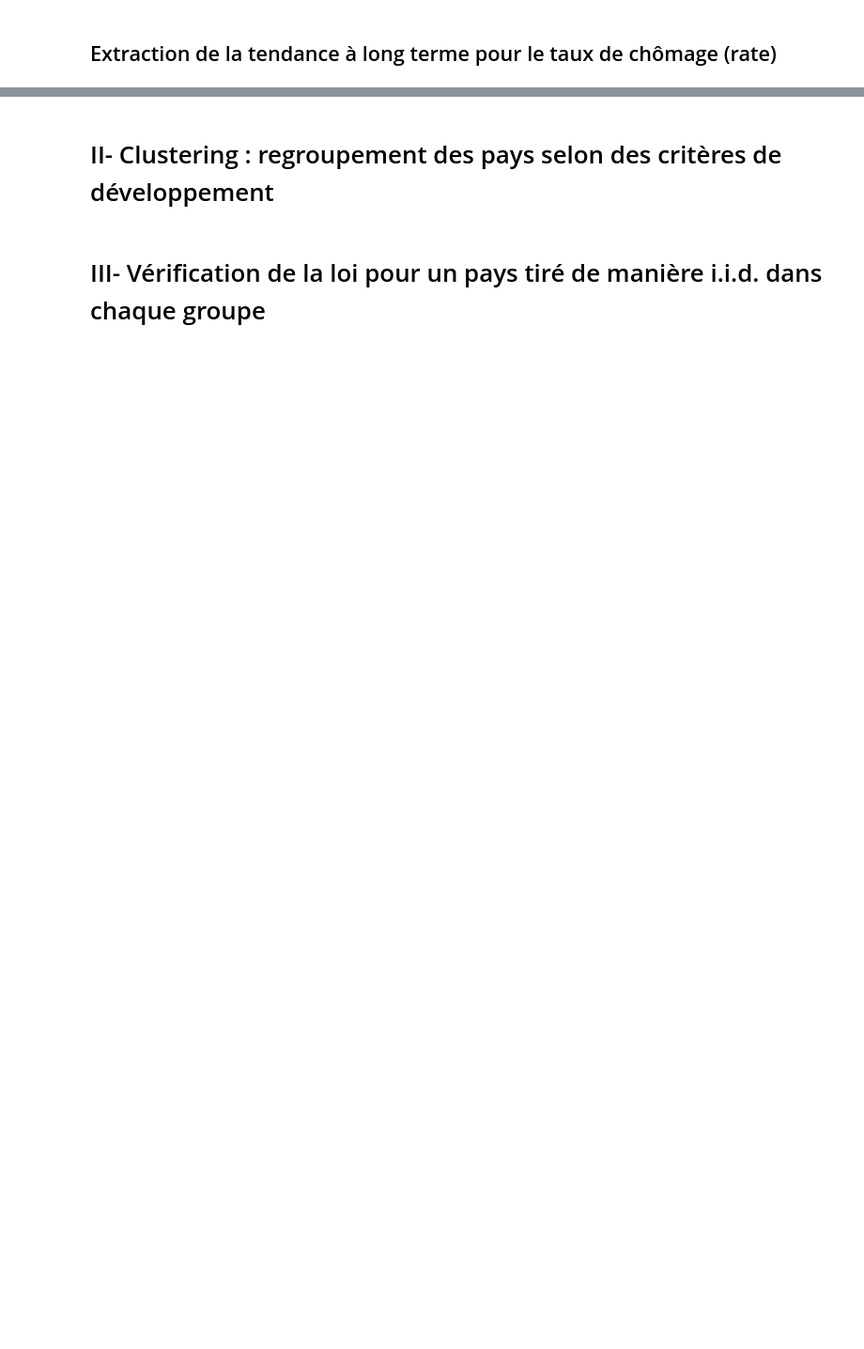
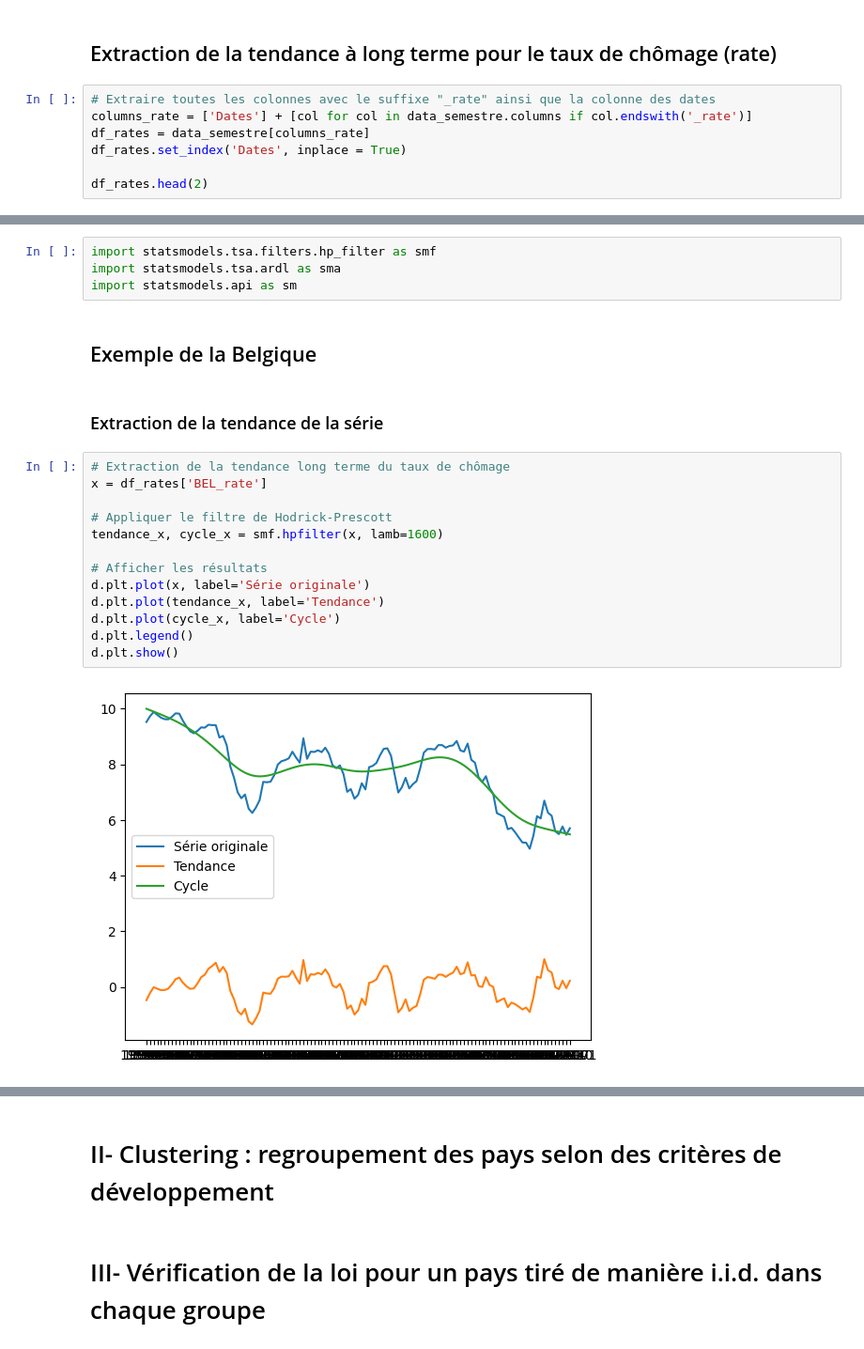
Before and after one commit to Marimar4/Projet-Python, a Jupyter notebook: monmodule/Modélisation.ipynb, the cells around one changed output, grey strips where cells are left out. Shown: that part at 94% size. Saved outputs shown, nothing was run; the diff lists cells and outputs as text; blank space fills up the shorter version.

```diff
--- a/monmodule/Modélisation.ipynb
+++ b/monmodule/Modélisation.ipynb
@@ -64,2 +71,9 @@ data_moyenne = d.pd.read_csv('bases/donnees_moyennees.csv', encoding = 'latin-1'
 # %% [markdown]
 ## Extraction de la tendance à long terme pour le taux de chômage (rate)
+# %%
+# Extraire toutes les colonnes avec le suffixe "_rate" ainsi que la colonne des dates
+columns_rate = ['Dates'] + [col for col in data_semestre.columns if col.endswith('_rate')]
+df_rates = data_semestre[columns_rate]
+df_rates.set_index('Dates', inplace = True)
+
+df_rates.head(2)
@@ -65,0 +99,23 @@ data_moyenne = d.pd.read_csv('bases/donnees_moyennees.csv', encoding = 'latin-1'
+# %%
+import statsmodels.tsa.filters.hp_filter as smf
+import statsmodels.tsa.ardl as sma
+import statsmodels.api as sm
+# %% [markdown]
+## Exemple de la Belgique
+# %% [markdown]
+### Extraction de la tendance de la série
+# %%
+# Extraction de la tendance long terme du taux de chômage
+x = df_rates['BEL_rate']
+
+# Appliquer le filtre de Hodrick-Prescott
+tendance_x, cycle_x = smf.hpfilter(x, lamb=1600)
+
+# Afficher les résultats
+d.plt.plot(x, label='Série originale')
+d.plt.plot(tendance_x, label='Tendance')
+d.plt.plot(cycle_x, label='Cycle')
+d.plt.legend()
+d.plt.show()
+# %% [output]
+[figure, added]
```
Also changed, not shown: parts of 16 cells of this notebook.
